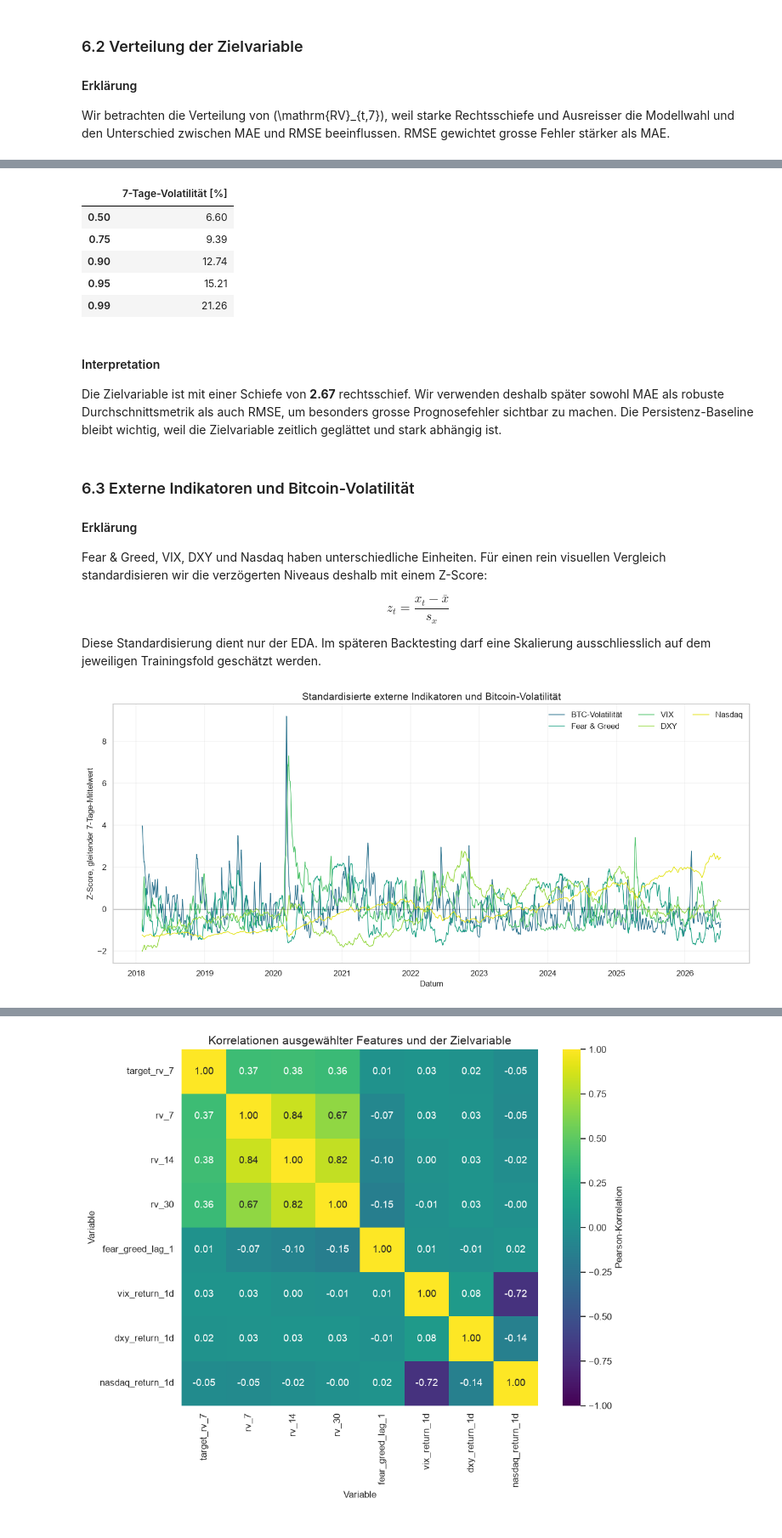
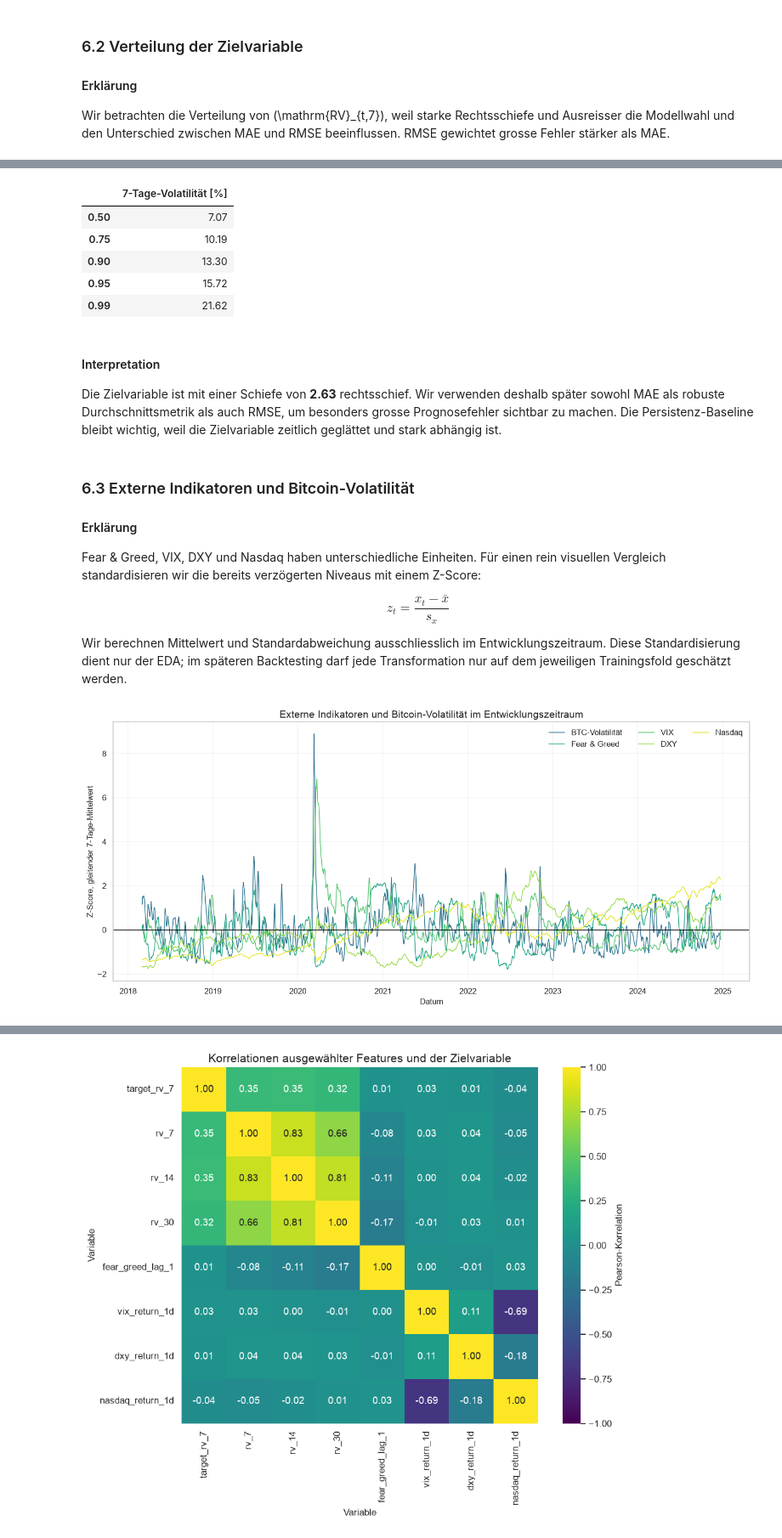
Before and after one commit to Steff72/CSP1, a Jupyter notebook: notebooks/01_data_preparation_and_eda.ipynb, the cells around one changed output, grey strips where cells are left out. Shown at 85% size. Drawn from its saved outputs; the diff is of its cells as text; code cells hidden in the pictures.

Commit message:
Fix data validation and backtesting design

```diff
--- a/notebooks/01_data_preparation_and_eda.ipynb
+++ b/notebooks/01_data_preparation_and_eda.ipynb
@@ -572,7 +699,7 @@ modeling_data["fear_greed_lag_1"] = modeling_data["fear_greed"].shift(1)
 modeling_data["fear_greed_change_7d"] = modeling_data["fear_greed"].diff(7)
 modeling_data["fear_greed_change_14d"] = modeling_data["fear_greed"].diff(14)
 
-# Define one explicit set of columns for the first modeling table
+# Keep raw trending DXY and Nasdaq levels out of the main feature set
 feature_columns = [
     "btc_log_return",
     "btc_abs_return",
@@ -592,11 +719,9 @@ feature_columns = [
     "vix_return_1d",
     "vix_change_7d",
     "vix_change_14d",
-    "dxy_close",
     "dxy_return_1d",
     "dxy_change_7d",
     "dxy_change_14d",
-    "nasdaq_close",
     "nasdaq_return_1d",
     "nasdaq_change_7d",
     "nasdaq_change_14d",
@@ -605,6 +730,21 @@ target_columns = ["target_rv_1", "target_rv_7"]
 
 # Remove only rows that cannot support the complete current feature set
 modeling_table = modeling_data[feature_columns + target_columns].dropna().copy()
+modeling_table["target_end"] = (
+    modeling_table.index + pd.Timedelta(days=FORECAST_HORIZON)
+)
+
+# Purge development labels that reach the untouched holdout
+development_table = modeling_table[
+    modeling_table["target_end"] < HOLDOUT_START
+].copy()
+holdout_table = modeling_table[
+    modeling_table.index >= HOLDOUT_START
+].copy()
+holdout_boundary_rows = modeling_table[
+    (modeling_table.index < HOLDOUT_START)
+    & (modeling_table["target_end"] >= HOLDOUT_START)
+].copy()
 
 # Save a reproducible handoff for the later modeling notebook
 processed_path = PROCESSED_DATA_DIR / "bitcoin_volatility_modeling_table.csv"
@@ -613,7 +753,10 @@ modeling_table.to_csv(processed_path, index_label="date")
 feature_summary = pd.DataFrame(
     {
         "Kennzahl": [
-            "Beobachtungen",
+            "Gesamte Beobachtungen",
+            "Entwicklungsbeobachtungen",
+            "Am Holdout-Rand gepurgte Beobachtungen",
+            "Reservierte Holdout-Beobachtungen",
             "Features",
             "Erster Prognosetag",
             "Letzter Prognosetag",
@@ -621,6 +764,9 @@ feature_summary = pd.DataFrame(
         ],
         "Wert": [
             len(modeling_table),
+            len(development_table),
+            len(holdout_boundary_rows),
+            len(holdout_table),
             len(feature_columns),
             modeling_table.index.min().date(),
             modeling_table.index.max().date(),
@@ -629,6 +775,13 @@ feature_summary = pd.DataFrame(
     }
 )
 display(feature_summary)
-display(modeling_table.head(3).round(4))
+
+# Round only numeric columns so datetime metadata remains unchanged
+development_preview = development_table.head(3).copy()
+numeric_preview_columns = development_preview.select_dtypes("number").columns
+development_preview[numeric_preview_columns] = development_preview[
+    numeric_preview_columns
+].round(4)
+display(development_preview)
 # %% [output]
 |  | Kennzahl | Wert |
@@ -786,7 +965,7 @@ plt.show()
 # %%
 # Compare the center and upper tail of the target distribution
 target_quantiles = (
-    modeling_table["target_rv_7"]
+    development_table["target_rv_7"]
     .quantile([0.50, 0.75, 0.90, 0.95, 0.99])
     .mul(100)
     .rename("7-Tage-Volatilität [%]")
@@ -794,7 +973,7 @@ target_quantiles = (
 )
 display(target_quantiles.round(2))
 
-distribution_skew = modeling_table["target_rv_7"].skew()
+distribution_skew = development_table["target_rv_7"].skew()
 display(
     Markdown(
         f'''
@@ -810,15 +989,15 @@ zeitlich geglättet und stark abhängig ist.
 )
 # %% [output]
 |  | 7-Tage-Volatilität [%] |
-| 0.50 | 6.60 |
-| 0.75 | 9.39 |
-| 0.90 | 12.74 |
-| 0.95 | 15.21 |
-| 0.99 | 21.26 |
+| 0.50 | 7.07 |
+| 0.75 | 10.19 |
+| 0.90 | 13.30 |
+| 0.95 | 15.72 |
+| 0.99 | 21.62 |
 
 #### Interpretation
 
-Die Zielvariable ist mit einer Schiefe von **2.67**
+Die Zielvariable ist mit einer Schiefe von **2.63**
 rechtsschief. Wir verwenden deshalb später sowohl MAE als robuste
 Durchschnittsmetrik als auch RMSE, um besonders grosse Prognosefehler sichtbar
 zu machen. Die Persistenz-Baseline bleibt wichtig, weil die Zielvariable
@@ -829,25 +1008,28 @@ zeitlich geglättet und stark abhängig ist.
 #### Erklärung
 
 Fear & Greed, VIX, DXY und Nasdaq haben unterschiedliche Einheiten. Für einen
-rein visuellen Vergleich standardisieren wir die verzögerten Niveaus deshalb
+rein visuellen Vergleich standardisieren wir die bereits verzögerten Niveaus
 mit einem Z-Score:
 
 $$
 z_t = \frac{x_t-\bar{x}}{s_x}
 $$
 
-Diese Standardisierung dient nur der EDA. Im späteren Backtesting darf eine
-Skalierung ausschliesslich auf dem jeweiligen Trainingsfold geschätzt werden.
+Wir berechnen Mittelwert und Standardabweichung ausschliesslich im
+Entwicklungszeitraum. Diese Standardisierung dient nur der EDA; im späteren
+Backtesting darf jede Transformation nur auf dem jeweiligen Trainingsfold
+geschätzt werden.
 # %%
-# Standardize levels only for this exploratory comparison
-comparison_levels = aligned[
+# Use only purged development dates for this exploratory comparison
+comparison_levels = aligned.loc[
+    development_table.index,
     [
         "target_rv_7_annualized",
         "fear_greed",
         "vix_close",
         "dxy_close",
         "nasdaq_close",
-    ]
+    ],
 ].dropna()
 standardized_levels = (
     comparison_levels - comparison_levels.mean()
@@ -860,35 +1042,35 @@ display_names = {
     "fear_greed": "Fear & Greed",
     "vix_close": "VIX",
     "dxy_close": "DXY",
     "nasdaq_close": "Nasdaq",
 }
 plot_colors = [
     COLORS["volatility"],
     COLORS["fear_greed"],
     COLORS["vix"],
     COLORS["dxy"],
     COLORS["nasdaq"],
 ]
 
 fig, ax = plt.subplots(figsize=(13, 6))
 for column, color in zip(standardized_smoothed.columns, plot_colors):
     ax.plot(
         standardized_smoothed.index,
         standardized_smoothed[column],
         label=display_names[column],
         color=color,
         linewidth=1.0,
     )
 ax.axhline(0, color="black", linewidth=0.7)
-ax.set_title("Standardisierte externe Indikatoren und Bitcoin-Volatilität")
+ax.set_title("Externe Indikatoren und Bitcoin-Volatilität im Entwicklungszeitraum")
 ax.set_xlabel("Datum")
 ax.set_ylabel("Z-Score, gleitender 7-Tage-Mittelwert")
 ax.legend(ncol=3)
 ax.grid(alpha=0.25)
 fig.tight_layout()
 plt.show()
 # %% [output]
-[figure, old version]
+[figure, new version]
 # %% [markdown]
 ### 6.4 Korrelationen mit der Zielvariable
 
```
Also changed, not shown: parts of 29 cells of this notebook, 3 other files.
